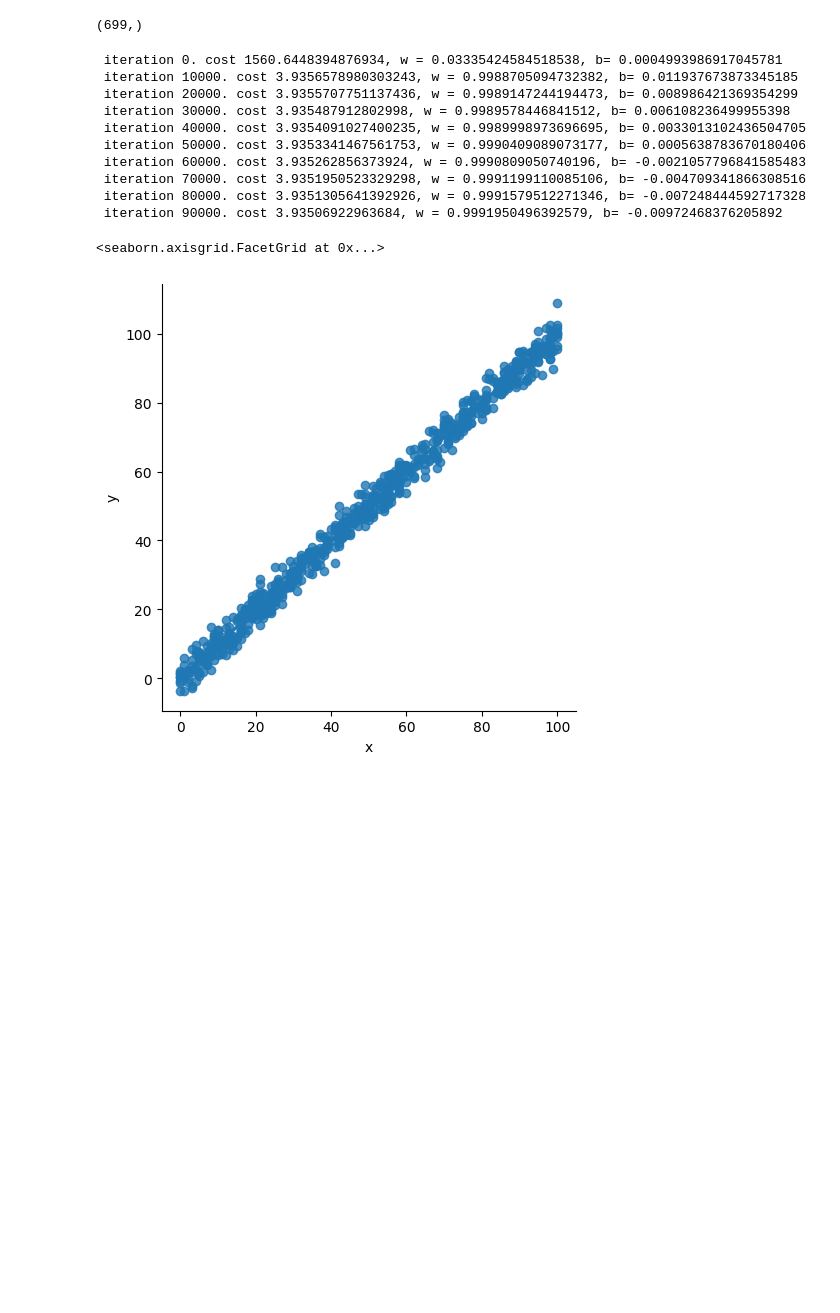
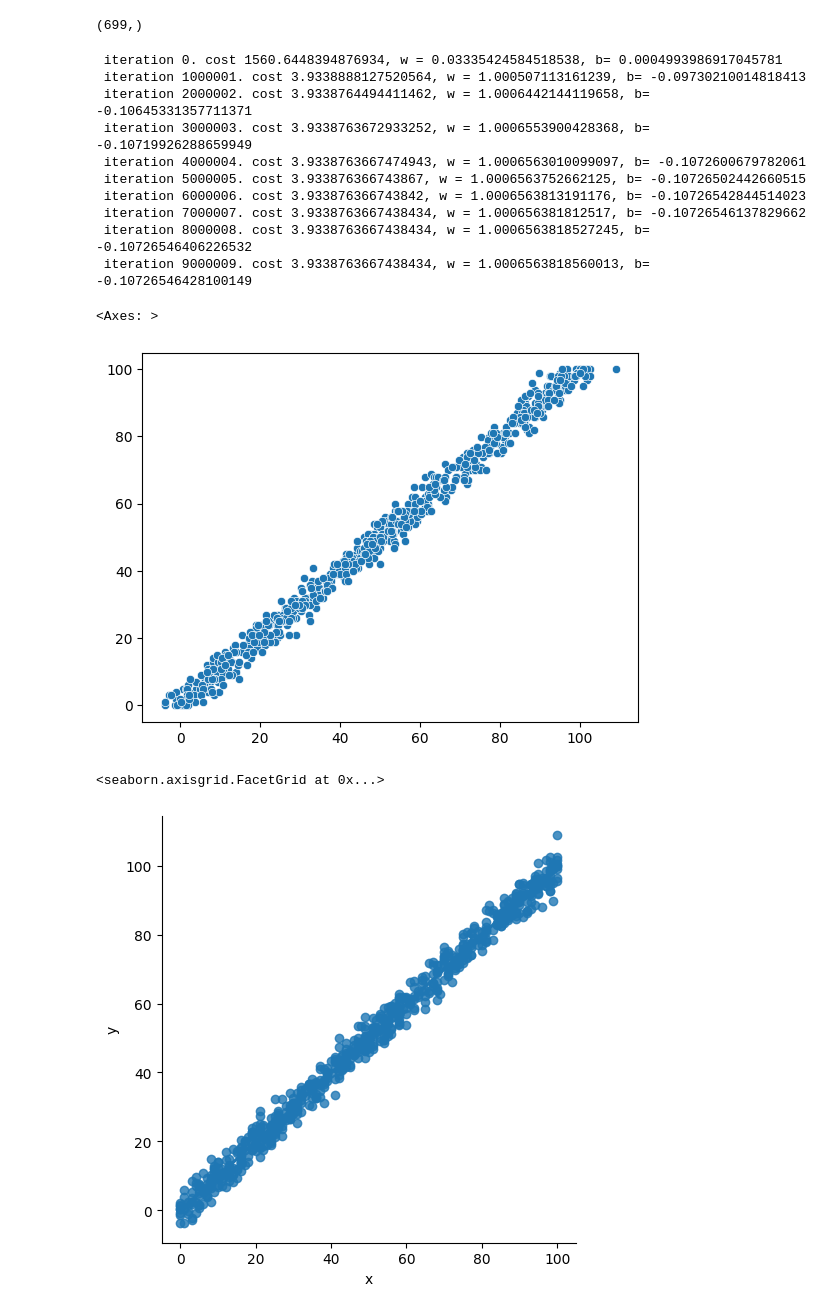
Before and after one commit to believeelikem/regression-from-scratch-one-feature, a Jupyter notebook: compute_gradient_descent_one_feature.ipynb, the cells around one changed output. Saved outputs shown, nothing was run; the diff lists cells and outputs as text; code cells hidden in the pictures; blank space fills up the shorter version.

```diff
--- a/compute_gradient_descent_one_feature.ipynb
+++ b/compute_gradient_descent_one_feature.ipynb
@@ -21,7 +22,7 @@ def compute_gradient_descent_one_feature(X,y,w_in,b_in,alpha,num_itrs,compute_co
         w_hist.append(w)
         J_hist.append(compute_cost(X,y,w,b))
 
-        if i % (int(math.ceil(num_itrs/10))) == 0 :
+        if i % (int(math.ceil(num_itrs/10) + 1)) == 0 :
             print(f" iteration {i}. cost {J_hist[-1]}, w = {w_hist[-1]}, b= {b}")
 
     return w,b,J_hist,w_hist
@@ -43,18 +44,24 @@ y_train.shape
 # %% [output]
 (699,)
 # %%
-w_fin, b_fin, J_hist, w_history = compute_gradient_descent_one_feature(X_train,y_train,0,0,1e-05,100000,compute_cost_one_feature_vec,compute_gradient_one_feature_vec)
+w_fin, b_fin, J_hist, w_history = compute_gradient_descent_one_feature(X_train,y_train,0,0,1e-05,10000000,compute_cost_one_feature_vec,compute_gradient_one_feature_vec)
 # %% [output]
  iteration 0. cost 1560.6448394876934, w = 0.03335424584518538, b= 0.0004993986917045781
- iteration 10000. cost 3.9356578980303243, w = 0.9988705094732382, b= 0.011937673873345185
- iteration 20000. cost 3.9355707751137436, w = 0.9989147244194473, b= 0.008986421369354299
- iteration 30000. cost 3.935487912802998, w = 0.9989578446841512, b= 0.006108236499955398
- iteration 40000. cost 3.9354091027400235, w = 0.9989998973696695, b= 0.0033013102436504705
- iteration 50000. cost 3.9353341467561753, w = 0.9990409089073177, b= 0.0005638783670180406
- iteration 60000. cost 3.935262856373924, w = 0.9990809050740196, b= -0.0021057796841585483
- iteration 70000. cost 3.9351950523329298, w = 0.9991199110085106, b= -0.004709341866308516
- iteration 80000. cost 3.9351305641392926, w = 0.9991579512271346, b= -0.007248444592717328
- iteration 90000. cost 3.93506922963684, w = 0.9991950496392579, b= -0.00972468376205892
+ iteration 1000001. cost 3.9338888127520564, w = 1.000507113161239, b= -0.09730210014818413
+ iteration 2000002. cost 3.9338764494411462, w = 1.0006442144119658, b= -0.10645331357711371
+ iteration 3000003. cost 3.9338763672933252, w = 1.0006553900428368, b= -0.10719926288659949
+ iteration 4000004. cost 3.9338763667474943, w = 1.0006563010099097, b= -0.1072600679782061
+ iteration 5000005. cost 3.933876366743867, w = 1.0006563752662125, b= -0.10726502442660515
+ iteration 6000006. cost 3.933876366743842, w = 1.0006563813191176, b= -0.10726542844514023
+ iteration 7000007. cost 3.9338763667438434, w = 1.000656381812517, b= -0.10726546137829662
+ iteration 8000008. cost 3.9338763667438434, w = 1.0006563818527245, b= -0.10726546406226532
+ iteration 9000009. cost 3.9338763667438434, w = 1.0006563818560013, b= -0.10726546428100149
+# %%
+predictions= compute_prediction_one_feature_vec(X_train,w_fin,b_fin)
+sns.scatterplot(x=y_train, y=predictions)
+# %% [output]
+<Axes: >
+[figure, added]
 # %%
 sns.lmplot(data= df, x="x", y = "y")
 # %% [output]
```
Also changed, not shown: parts of 5 cells of this notebook.
